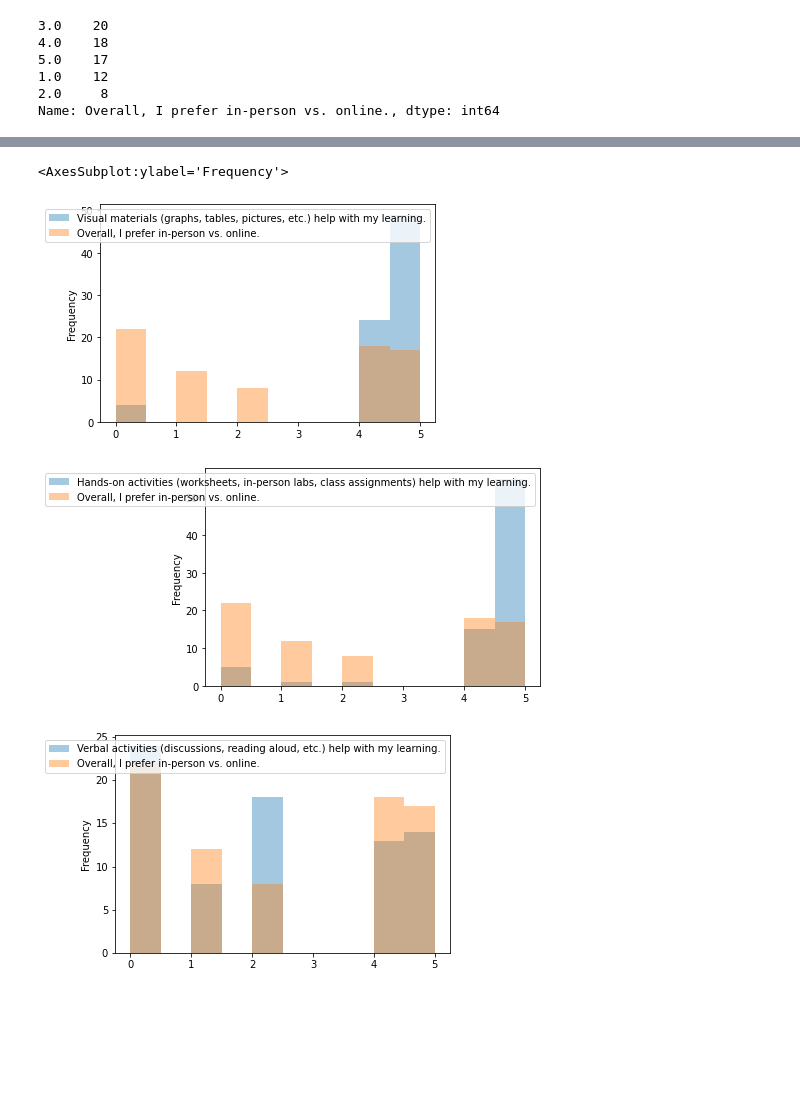
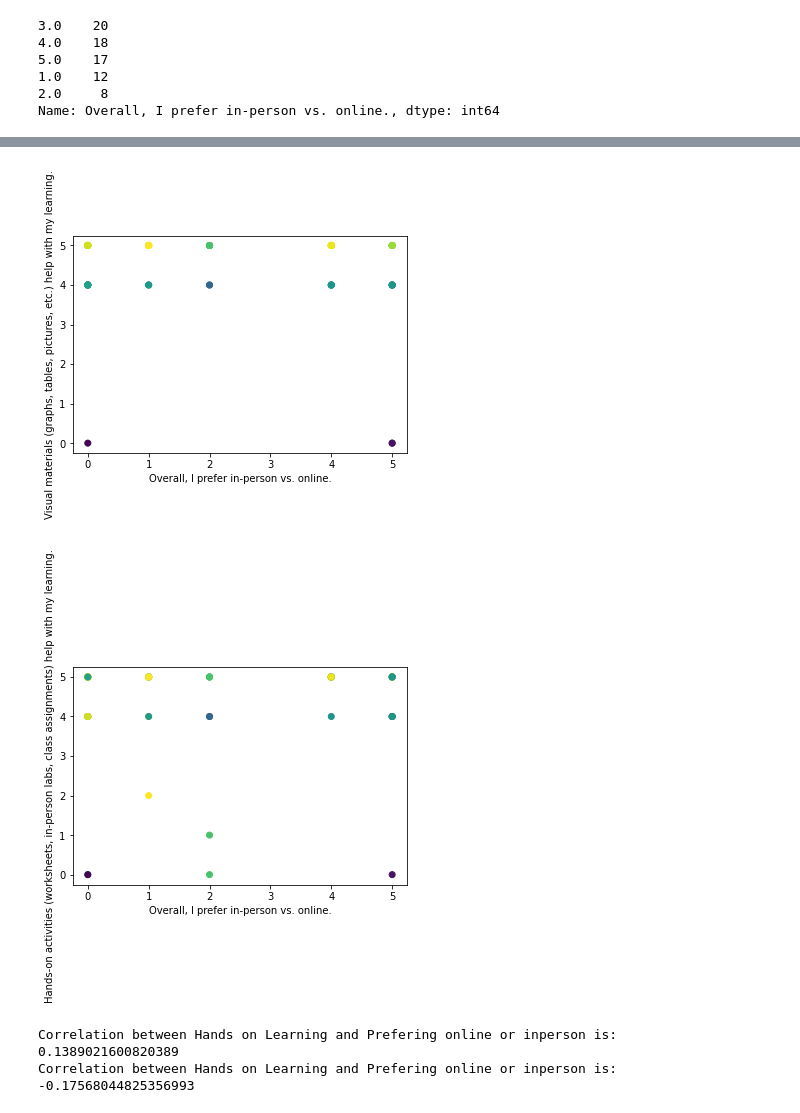
Before and after one commit to rgiron1/CS-105_miniproject, a Jupyter notebook: MiniProject.ipynb, the cells around one changed output, grey strips where cells are left out. Saved outputs shown, nothing was run; the diff lists cells and outputs as text; code cells hidden in the pictures; blank space fills up the shorter version.

Commit message:
Finished visualizations and analysis

```diff
--- a/MiniProject.ipynb
+++ b/MiniProject.ipynb
@@ -4,6 +4,7 @@ import pandas as pd
 import numpy as np
 # %%
 df = pd.read_csv("Data Needed.csv")
+unChangedDf = df
 df
 # %% [output]
 |  | To which gender identity do you m... | What year are you? | Are you a transfer student? | What is your current GPA? | ... |
@@ -109,9 +102,29 @@ counts3
 # %%
-df[["Visual materials (graphs, tables, pictures, etc.) help with my learning.", "Overall, I prefer in-person vs. online."]].plot.hist(alpha=0.4,range=[0,5])
-df[["Hands-on activities (worksheets, in-person labs, class assignments) help with my learning.", "Overall, I prefer in-person vs. online."]].plot.hist(alpha=0.4,range=[0,5])
-df[["Verbal activities (discussions, reading aloud, etc.) help with my learning.", "Overall, I prefer in-person vs. online."]].plot.hist(alpha=0.4,range=[0,5])
+# df[["Visual materials (graphs, tables, pictures, etc.) help with my learning.", "Overall, I prefer in-person vs. online."]].plot.hist(alpha=0.4,range=[0,5])
+# df[["Hands-on activities (worksheets, in-person labs, class assignments) help with my learning.", "Overall, I prefer in-person vs. online."]].plot.hist(alpha=0.4,range=[0,5])
+# df[["Verbal activities (discussions, reading aloud, etc.) help with my learning.", "Overall, I prefer in-person vs. online."]].plot.hist(alpha=0.4,range=[0,5])
+import matplotlib.pyplot as plt
+from scipy.stats import gaussian_kde
+xy = np.vstack([unChangedDf["Overall, I prefer in-person vs. online."],unChangedDf["Visual materials (graphs, tables, pictures, etc.) help with my learning."]])
+z = gaussian_kde(xy)(xy)
+plt.scatter(x=unChangedDf["Overall, I prefer in-person vs. online."],y=unChangedDf["Visual materials (graphs, tables, pictures, etc.) help with my learning."],c=z) #the darker the color the less plots there are, the lighter the color the more plots there are
+plt.ylabel("Visual materials (graphs, tables, pictures, etc.) help with my learning.")
+plt.xlabel("Overall, I prefer in-person vs. online.")
+plt.show()
 # %% [output]
-<AxesSubplot:ylabel='Frequency'>
-[figure, old version]
+[figure, new version]
-[figure, removed]
-[figure, removed]
+# %%
+xy = np.vstack([unChangedDf["Overall, I prefer in-person vs. online."],unChangedDf["Visual materials (graphs, tables, pictures, etc.) help with my learning."]])
+z = gaussian_kde(xy)(xy)
+plt.scatter(unChangedDf["Overall, I prefer in-person vs. online."],unChangedDf["Hands-on activities (worksheets, in-person labs, class assignments) help with my learning."], c=z)
+plt.ylabel("Hands-on activities (worksheets, in-person labs, class assignments) help with my learning.")
+plt.xlabel("Overall, I prefer in-person vs. online.")
+plt.show()
+# %% [output]
+[figure, added]
+# %%
+print("Correlation between Visual and Prefering online or inperson is: ",unChangedDf["Overall, I prefer in-person vs. online."].corr(unChangedDf["Hands-on activities (worksheets, in-person labs, class assignments) help with my learning."],method = 'pearson' ) )
+print("Correlation between Hands on Learning and Prefering online or inperson is: ",unChangedDf["Overall, I prefer in-person vs. online."].corr(unChangedDf["Visual materials (graphs, tables, pictures, etc.) help with my learning."],method = 'pearson' ) )
+# %% [output]
+Correlation between Hands on Learning and Prefering online or inperson is:  0.1389021600820389
+Correlation between Hands on Learning and Prefering online or inperson is:  -0.17568044825356993
```
Also changed, not shown: parts of 11 cells of this notebook, 1 other file.
